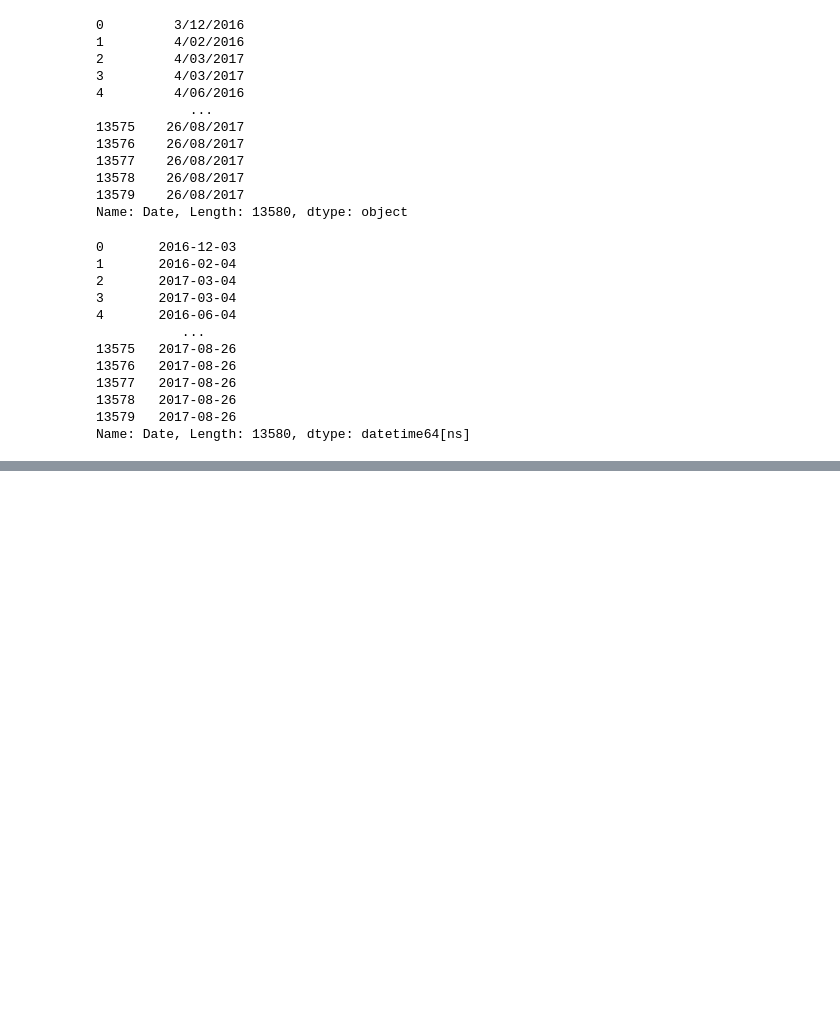
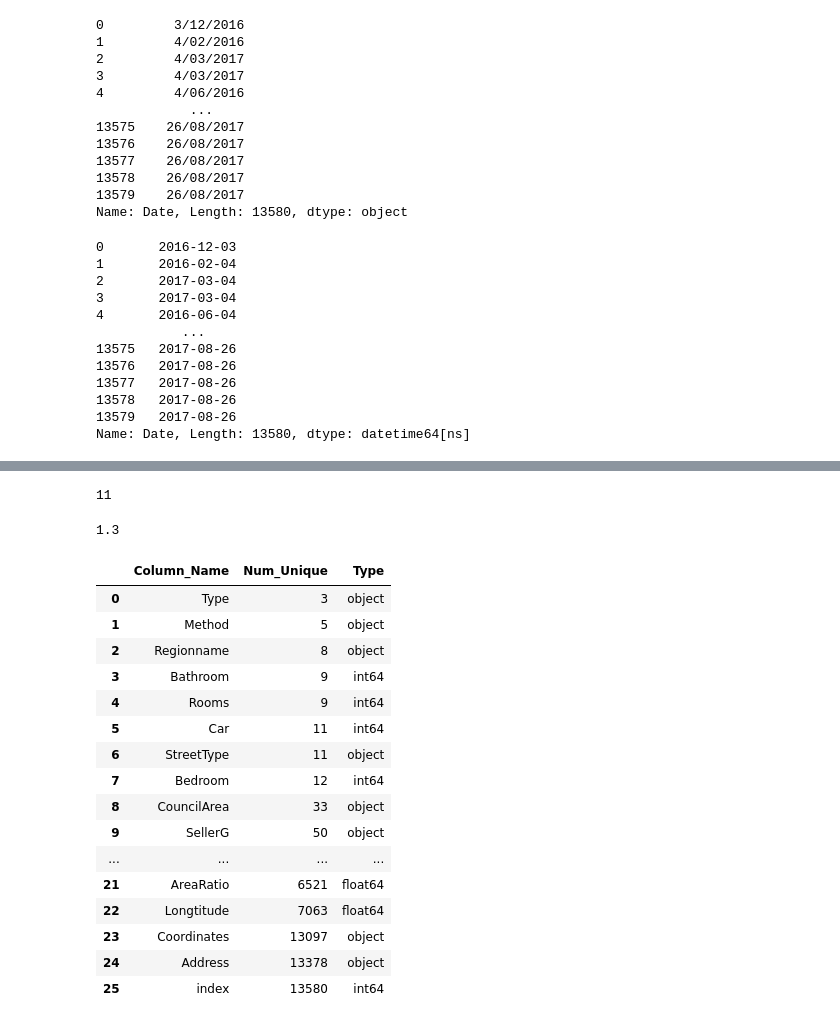
Before and after one commit to Denver139/DS-learn, a Jupyter notebook: Skillfactory_обучение/PYTHON-11. Базовые приёмы работы с данными в Pandas/Теория.ipynb, the cells around one changed output, grey strips where cells are left out. Cells and saved outputs as stored; diff of their text form; code cells hidden in the pictures; blank space fills up the shorter version.

```diff
--- a/Skillfactory_обучение/PYTHON-11. Базовые приёмы работы с данными в Pandas/Теория.ipynb
+++ b/Skillfactory_обучение/PYTHON-11. Базовые приёмы работы с данными в Pandas/Теория.ipynb
@@ -125,0 +180,3 @@ Name: Date, Length: 13580, dtype: datetime64[ns]
+# %%
+street_types = melb_df['Address'].apply(get_street_type)
+display(street_types)
@@ -125,0 +220,3 @@ Name: Date, Length: 13580, dtype: datetime64[ns]
+# %%
+popular_stypes = street_types.value_counts().nlargest(10).index
+print(popular_stypes)
@@ -125,0 +225,3 @@ Name: Date, Length: 13580, dtype: datetime64[ns]
+# %%
+melb_df['StreetType'] = street_types.apply(lambda x: x if x in popular_stypes else 'other')
+display(melb_df['StreetType'])
@@ -125,0 +241,48 @@ Name: Date, Length: 13580, dtype: datetime64[ns]
+# %%
+print(melb_df['StreetType'].nunique())
+# %% [output]
+11
+# %%
+popular_seler = melb_df['SellerG'].value_counts().nlargest(49).index
+# заменяем значения улиц, не попавших в список популярных на строку 'other'
+melb_df['SellerG'] = melb_df['SellerG'].apply(lambda x: x if x in popular_seler else 'other')
+
+a = melb_df[melb_df['SellerG'] == 'Nelson']['Price'].min()
+b = melb_df[melb_df['SellerG'] == 'other']['Price'].min()
+print(round(a/b, 1))
+# %% [output]
+1.3
+# %%
+# создаём пустой список
+unique_list = []
+# пробегаемся по именам столбцов в таблице
+for col in melb_df.columns:
+    # создаём кортеж (имя столбца, число уникальных значений)
+    item = (col, melb_df[col].nunique(),melb_df[col].dtypes)
+    # добавляем кортеж в список
+    unique_list.append(item)
+# создаём вспомогательную таблицу и сортируем её
+unique_counts = pd.DataFrame(
+    unique_list,
+    columns=['Column_Name', 'Num_Unique', 'Type']
+).sort_values(by='Num_Unique',  ignore_index=True)
+# выводим её на экран
+display(unique_counts)
+# %% [output]
+|  | Column_Name | Num_Unique | Type |
+| 0 | Type | 3 | object |
+| 1 | Method | 5 | object |
+| 2 | Regionname | 8 | object |
+| 3 | Bathroom | 9 | int64 |
+| 4 | Rooms | 9 | int64 |
+| 5 | Car | 11 | int64 |
+| 6 | StreetType | 11 | object |
+| 7 | Bedroom | 12 | int64 |
+| 8 | CouncilArea | 33 | object |
+| 9 | SellerG | 50 | object |
+| ... | ... | ... | ... |
+| 21 | AreaRatio | 6521 | float64 |
+| 22 | Longtitude | 7063 | float64 |
+| 23 | Coordinates | 13097 | object |
+| 24 | Address | 13378 | object |
+| 25 | index | 13580 | int64 |
```
Also changed, not shown: parts of 30 cells of this notebook, 4 other files.
